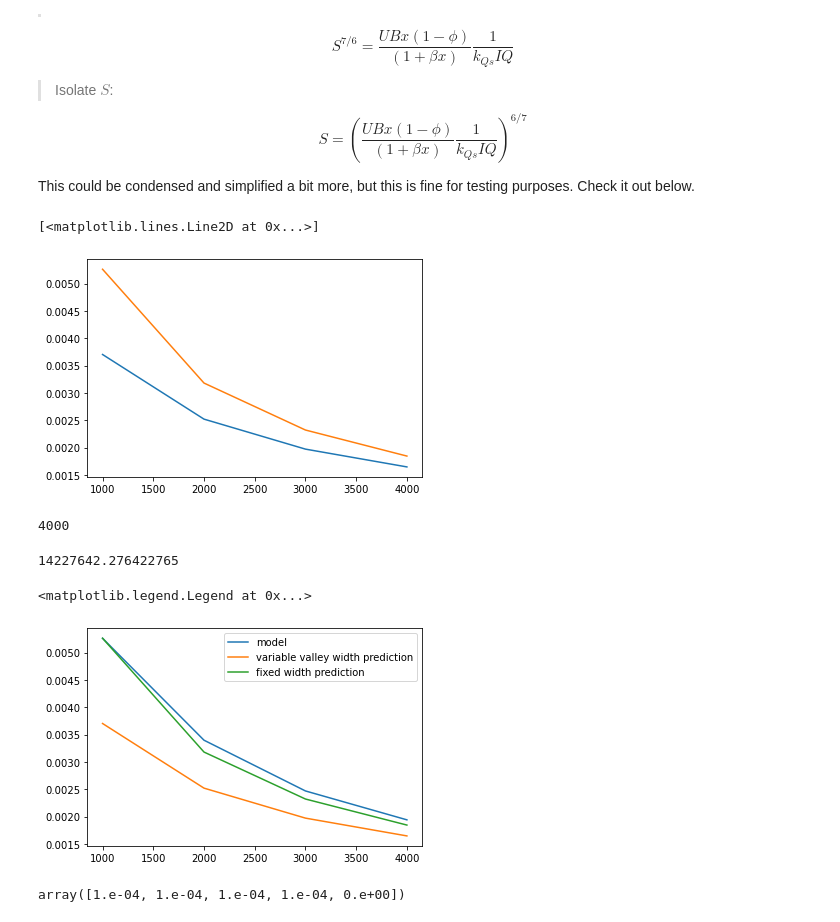
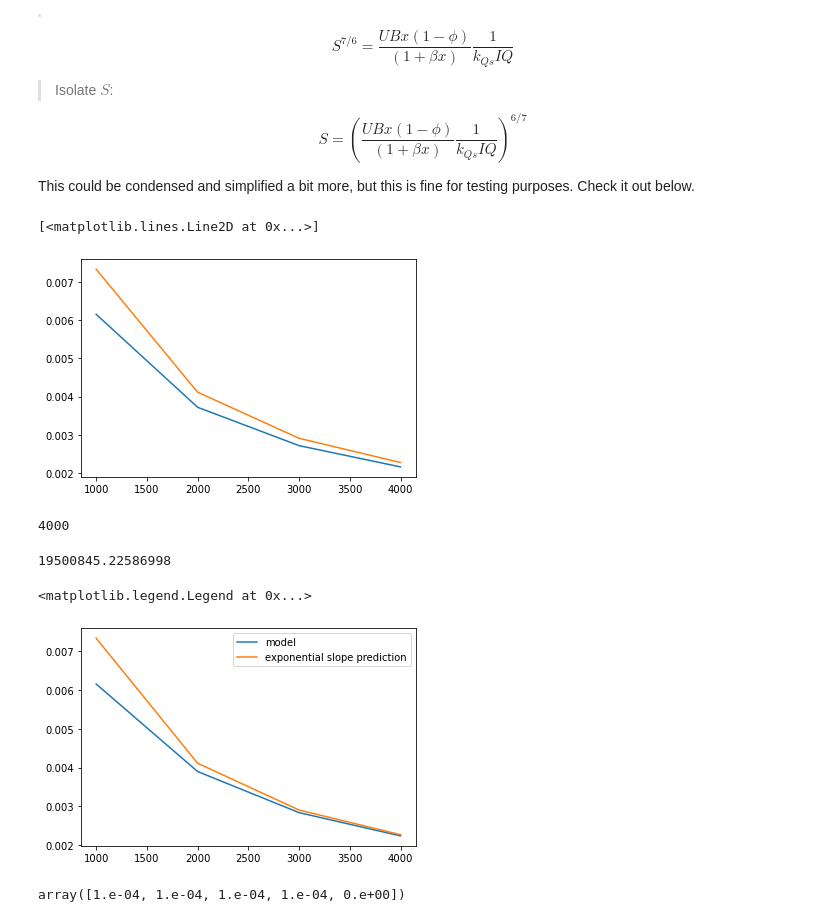
Before and after one commit to vaga3461/High-Plains, a Jupyter notebook: modeling headway SP21/simple case 2 (unltd sed w attrition).ipynb, the cells around one changed output. Saved outputs shown, nothing was run; the diff lists cells and outputs as text; code cells hidden in the pictures.

Commit message:
SC2 working with exponential solver WAHOOOOOO

```diff
--- a/modeling headway SP21/simple case 2 (unltd sed w attrition).ipynb
+++ b/modeling headway SP21/simple case 2 (unltd sed w attrition).ipynb
@@ -71,21 +71,20 @@ beta = 0.004
 # Hstar = 0.1 # characteristic sediment thickness
 
 B = kxb * (x**Pxb) # valley width
-B_fixed = 150
-Q = B_fixed * r * x # total discharge
+Q = (5./6.) * r * kxb * x**(6./5.) # total discharge
 # %%
 # now solve for predicted steady state slope
 slope_pred = ((U * B[1:] * x[1:] * (1 - phi))/(1 + (beta * x[1:])) * 1/(kqs*I*Q[1:]))**(6/7)
-slope_pred_fixed = ((U * B_fixed * x[1:] * (1 - phi))/(1 + (beta * x[1:])) * 1/(kqs*I*Q[1:]))**(6/7)
+slope_pred_exp = ((6./5.) * ((U * (1 - phi))/(beta * kqs * I * r * x[1:])) * (1 - np.exp(-beta * x[1:])))**(6./7.)
 
 # okay, now make a line using that constant slope
 y = -slope_pred * x[1:]
 # %%
 plt.plot(x[1:], slope_pred)
-plt.plot(x[1:], slope_pred_fixed)
+plt.plot(x[1:], slope_pred_exp)
 # %% [output]
 [<matplotlib.lines.Line2D at 0x...>]
-[figure, old version]
+[figure, new version]
 # %%
 # great, the prediction looks good
 # concavity increases as beta increases
@@ -122,7 +121,7 @@ def all_sed_attrition(dx, x, z, U, phi, kqs, I, r, kxb, Pxb, beta, B, Q, num_ste
         Qs[1:] = kqs * I * Q[1:] * S**(7./6.)
 
         # calculate erosion
-        E[:-1] = (1/((1-phi)*B)) * (np.diff(Qs)/dx + (beta * Qs[1:]))
+        E[:-1] = (1/((1-phi)*B[1:])) * (np.diff(Qs)/dx + (beta * Qs[1:]))
 
         # calculate change in elevation
         dzdt[:-1] = U - E[:-1]
@@ -139,20 +138,20 @@ def all_sed_attrition(dx, x, z, U, phi, kqs, I, r, kxb, Pxb, beta, B, Q, num_ste
     return (S, Qs, E, dzdt, z, dt, total_dzdt)
 # %%
 # now write a test
-test = [dx, x, z, U, phi, kqs, I, r, kxb, Pxb, beta, B_fixed, Q]
+test = [dx, x, z, U, phi, kqs, I, r, kxb, Pxb, beta, B, Q]
 
 # and run it
 slope, Qs, E, dzdt, model_z, dt, total_dzdt = all_sed_attrition(*test)
 # %% [output]
-14227642.276422765
+19500845.22586998
 # %%
 plt.plot(x[1:], slope, label = 'model')
-plt.plot(x[1:], slope_pred, label = 'variable valley width prediction')
-plt.plot(x[1:], slope_pred_fixed, label = 'fixed width prediction')
+plt.plot(x[1:], slope_pred_exp, label = 'exponential slope prediction')
+# plt.plot(x[1:], slope_pred_fixed, label = 'fixed width prediction')
 plt.legend()
 # %% [output]
 <matplotlib.legend.Legend at 0x...>
-[figure, old version]
+[figure, new version]
 # %%
 E
 # %% [output]
```
Also changed, not shown: parts of 2 cells of this notebook.
